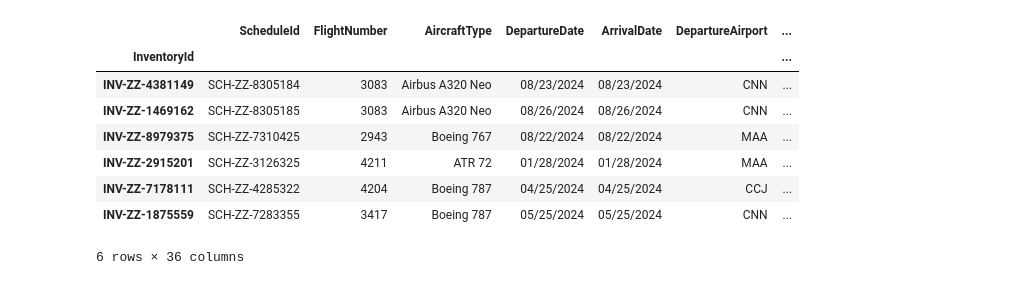
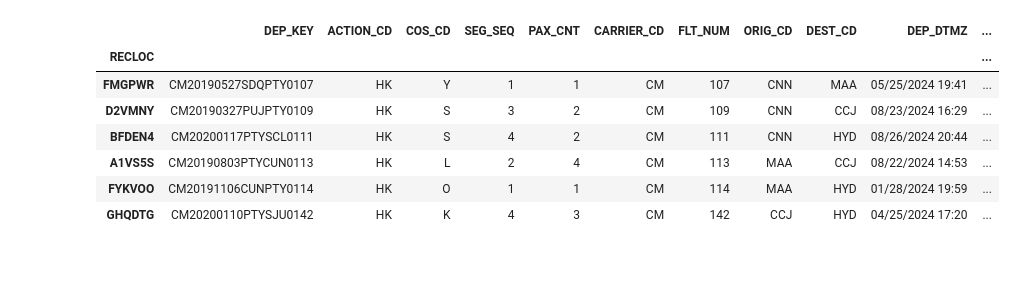
Before and after one commit to shubham050802/Mphasis_Quantum_Computing_Challenge, a Jupyter notebook: Backend/Untitled.ipynb, the cells around one changed output. Cells and saved outputs as stored; diff of their text form; code cells hidden in the pictures.

```diff
--- a/Backend/Untitled.ipynb
+++ b/Backend/Untitled.ipynb
@@ -1,25 +1,25 @@
 # %%
 import pandas as pd
 import numpy as np
 import sys
 
 sys.stdout = open('output.txt','w')
 
 inv = pd.read_csv('data/inv.csv')
 pnr = pd.read_csv('data/pnr.csv')
 sch = pd.read_csv('data/sch.csv')
 
 inv.set_index('InventoryId')
+pnr.set_index('RECLOC')
 # %% [output]
-|  | ScheduleId | FlightNumber | AircraftType | DepartureDate | ArrivalDate | DepartureAirport | ... |
-| InventoryId |  |  |  |  |  |  | ... |
-| INV-ZZ-4381149 | SCH-ZZ-8305184 | 3083 | Airbus A320 Neo | 08/23/2024 | 08/23/2024 | CNN | ... |
-| INV-ZZ-1469162 | SCH-ZZ-8305185 | 3083 | Airbus A320 Neo | 08/26/2024 | 08/26/2024 | CNN | ... |
-| INV-ZZ-8979375 | SCH-ZZ-7310425 | 2943 | Boeing 767 | 08/22/2024 | 08/22/2024 | MAA | ... |
-| INV-ZZ-2915201 | SCH-ZZ-3126325 | 4211 | ATR 72 | 01/28/2024 | 01/28/2024 | MAA | ... |
-| INV-ZZ-7178111 | SCH-ZZ-4285322 | 4204 | Boeing 787 | 04/25/2024 | 04/25/2024 | CCJ | ... |
-| INV-ZZ-1875559 | SCH-ZZ-7283355 | 3417 | Boeing 787 | 05/25/2024 | 05/25/2024 | CNN | ... |
+|  | DEP_KEY | ACTION_CD | COS_CD | SEG_SEQ | PAX_CNT | CARRIER_CD | FLT_NUM | ORIG_CD | DEST_CD | DEP_DTMZ | ... |
+| RECLOC |  |  |  |  |  |  |  |  |  |  | ... |
+| FMGPWR | CM20190527SDQPTY0107 | HK | Y | 1 | 1 | CM | 107 | CNN | MAA | 05/25/2024 19:41 | ... |
+| D2VMNY | CM20190327PUJPTY0109 | HK | S | 3 | 2 | CM | 109 | CNN | CCJ | 08/23/2024 16:29 | ... |
+| BFDEN4 | CM20200117PTYSCL0111 | HK | S | 4 | 2 | CM | 111 | CNN | HYD | 08/26/2024 20:44 | ... |
+| A1VS5S | CM20190803PTYCUN0113 | HK | L | 2 | 4 | CM | 113 | MAA | CCJ | 08/22/2024 14:53 | ... |
+| FYKVOO | CM20191106CUNPTY0114 | HK | O | 1 | 1 | CM | 114 | MAA | HYD | 01/28/2024 19:59 | ... |
+| GHQDTG | CM20200110PTYSJU0142 | HK | K | 4 | 3 | CM | 142 | CCJ | HYD | 04/25/2024 17:20 | ... |
-6 rows × 36 columns
 # %%
 inv.head()
 # %% [output]
```
Also changed, not shown: parts of 8 cells of this notebook, 3 other files.
